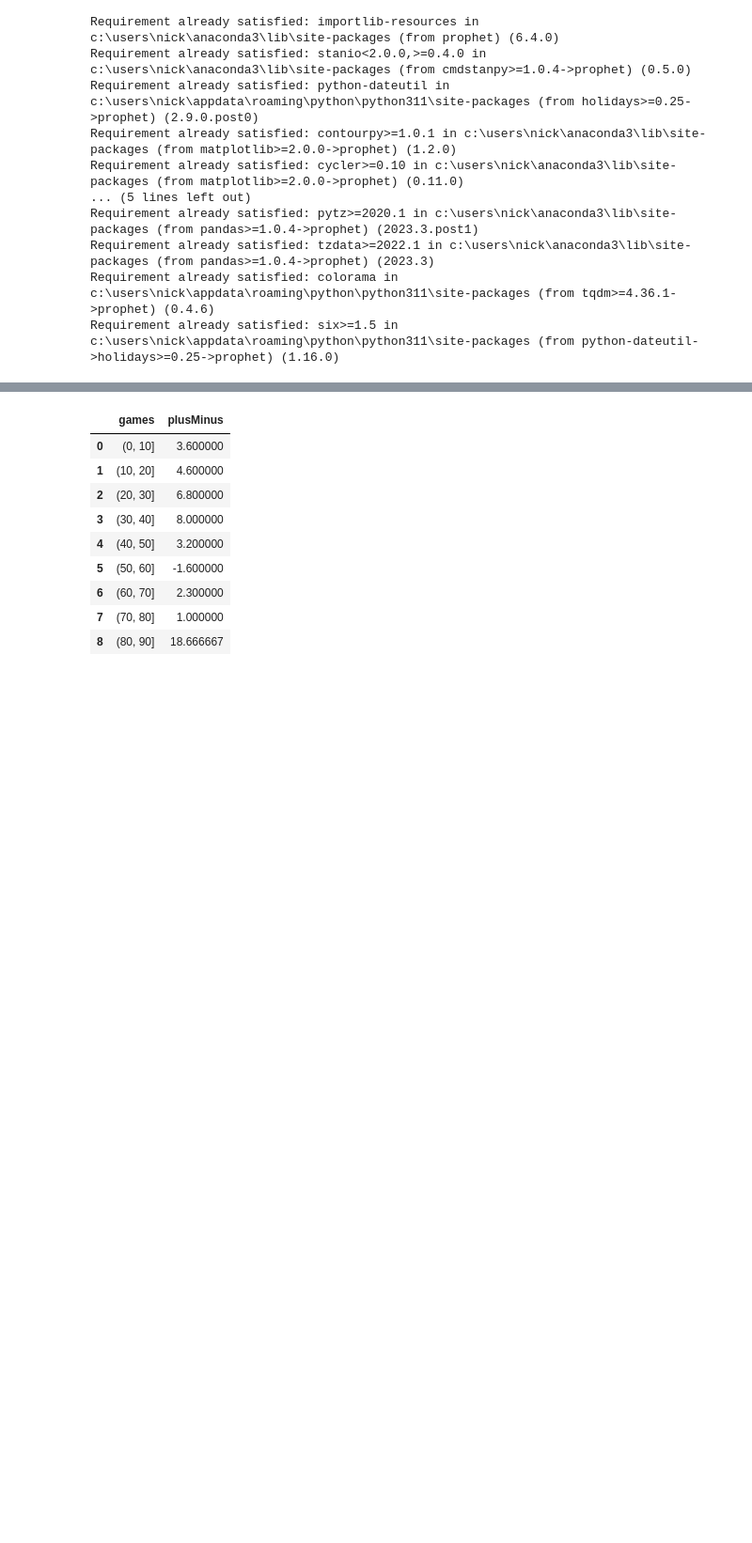
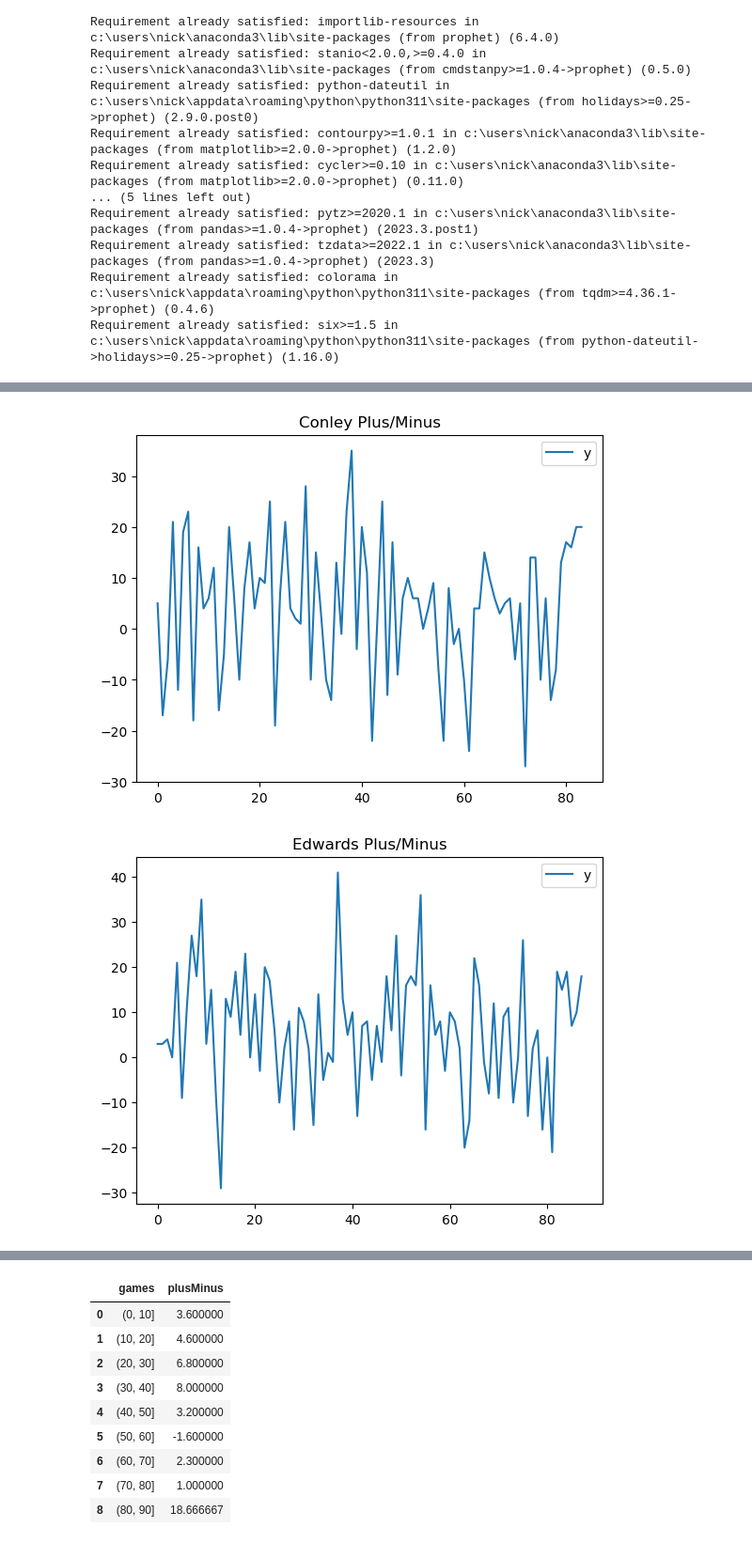
Before and after one commit to knox135/group-project-1, a Jupyter notebook: player grouped stats.ipynb, the cells around one changed output, grey strips where cells are left out. Shown at 94% size. Saved outputs shown, nothing was run; the diff lists cells and outputs as text; code cells hidden in the pictures; blank space fills up the shorter version.

```diff
--- a/player grouped stats.ipynb
+++ b/player grouped stats.ipynb
@@ -47,0 +149,42 @@ walker_df = pd.read_csv('resources/timberwolves stats/walker.csv')
+# %%
+#timberwolves player impact(as determined by plus/minus), and date, renamed to prophet syntax
+conley_impact = conley_df[['date','plusMinus']]
+conley_impact = conley_impact.rename(columns={'date':'ds','plusMinus':'y'})
+print(conley_impact.plot(title='Conley Plus/Minus'))
+print(conley_impact)
+
+edwards_impact = edwards_df[['date','plusMinus']]
+edwards_impact = edwards_impact.rename(columns={'date':'ds','plusMinus':'y'})
+print(edwards_impact.plot(title='Edwards Plus/Minus'))
+print(edwards_impact)
+
+gobert_impact = gobert_df[['date','plusMinus']]
+gobert_impact = gobert_impact.rename(columns={'date':'ds','plusMinus':'y'})
+print(gobert_impact.plot(title='Gobert Plus/Minus'))
+print(gobert_impact)
+
+kat_impact = kat_df[['date','plusMinus']]
+kat_impact = kat_impact.rename(columns={'date':'ds','plusMinus':'y'})
+print(holiday_impact.plot(title='Towns Plus/Minus'))
+print(kat_impact)
+
+mcdaniels_impact = mcdaniels_df[['date','plusMinus']]
+mcdaniels_impact = mcdaniels_impact.rename(columns={'date':'ds','plusMinus':'y'})
+print(mcdaniels_impact.plot(title='McDaniels Plus/Minus'))
+print(jokic_impact)
+
+morris_impact = morris_df[['date','plusMinus']]
+morris_impact = morris_impact.rename(columns={'date':'ds','plusMinus':'y'})
+print(morris_impact.plot(title='Morris Plus/Minus'))
+print(morris_impact)
+
+reid_impact = reid_df[['date','plusMinus']]
+reid_impact = reid_impact.rename(columns={'date':'ds','plusMinus':'y'})
+print(reid_impact.plot(title='Reid Plus/Minus'))
+print(reid_impact)
+
+walker_impact = walker_df[['date','plusMinus']]
+walker_impact = walker_impact.rename(columns={'date':'ds','plusMinus':'y'})
+print(walker_impact.plot(title='Walker Plus/Minus'))
+print(walker_impact)
+# %% [output]
@@ -47,0 +208,2 @@ walker_df = pd.read_csv('resources/timberwolves stats/walker.csv')
+[figure, added]
+[figure, added]
```
Also changed, not shown: parts of 13 cells of this notebook, 4 other files.
